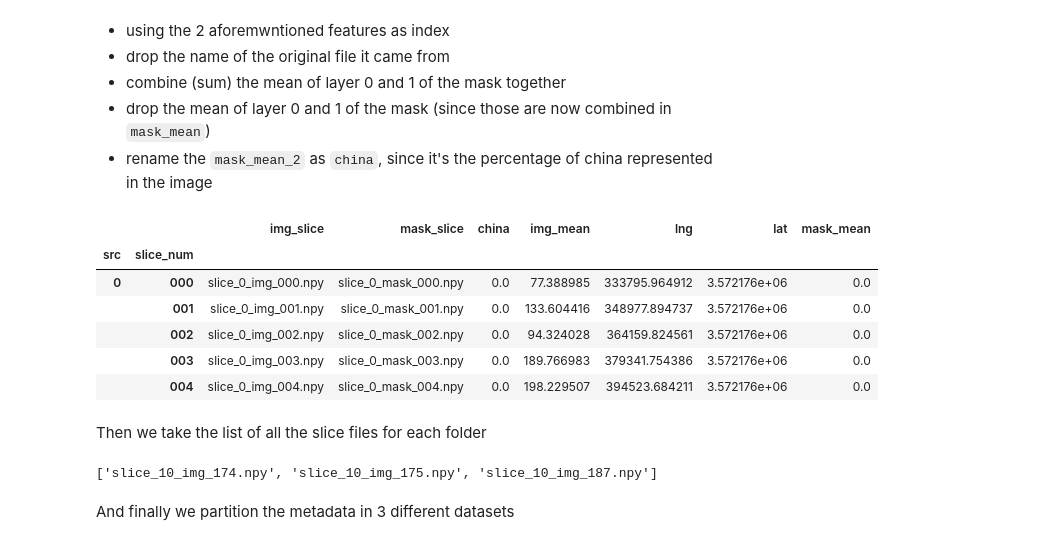
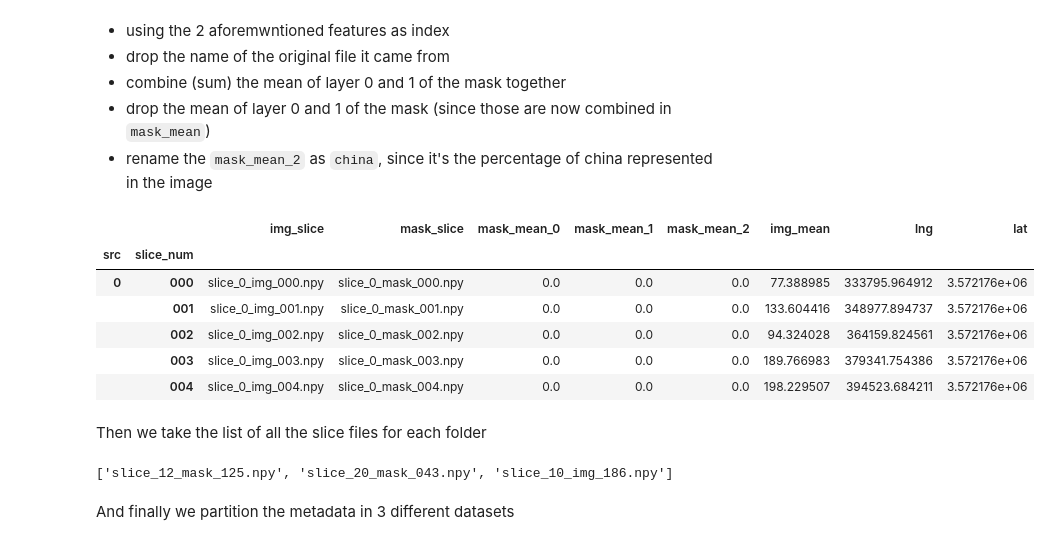
Before and after one commit to jonasbarth/fds-2022-final-project, a Jupyter notebook: preprocessing.ipynb, the cells around one changed output. Saved outputs shown, nothing was run; the diff lists cells and outputs as text; code cells hidden in the pictures.

```diff
--- a/preprocessing.ipynb
+++ b/preprocessing.ipynb
@@ -70,23 +70,21 @@ Now we port the dataset into pandas and clean it, by:
 # %%
 metadata = pd.DataFrame(patches)
 files_columns = ['img_source','mask_source','img_slice','mask_slice']
 metadata[files_columns] = metadata[files_columns].applymap(lambda x: x.split('/')[-1])
 metadata['src'] = metadata.img_slice.map(lambda s: s.split('_')[1])
 metadata['slice_num'] = metadata.img_slice.map(lambda s: s.split('_')[-1][:3])
 metadata.set_index(['src', 'slice_num'], inplace=True)
-metadata['mask_mean'] = metadata.mask_mean_0 + metadata.mask_mean_1
-metadata.rename(columns={'mask_mean_2':'china'}, inplace=True)
-metadata.drop(columns=['img_source', 'mask_source', 'mask_mean_0', 'mask_mean_1'], inplace=True)
+metadata.drop(columns=['img_source', 'mask_source'], inplace=True)
 
 metadata.head()
 # %% [output]
-|  |  | img_slice | mask_slice | china | img_mean | lng | lat | mask_mean |
-| src | slice_num |  |  |  |  |  |  |  |
-| 0 | 000 | slice_0_img_000.npy | slice_0_mask_000.npy | 0.0 | 77.388985 | 333795.964912 | 3.572176e+06 | 0.0 |
-|  | 001 | slice_0_img_001.npy | slice_0_mask_001.npy | 0.0 | 133.604416 | 348977.894737 | 3.572176e+06 | 0.0 |
-|  | 002 | slice_0_img_002.npy | slice_0_mask_002.npy | 0.0 | 94.324028 | 364159.824561 | 3.572176e+06 | 0.0 |
-|  | 003 | slice_0_img_003.npy | slice_0_mask_003.npy | 0.0 | 189.766983 | 379341.754386 | 3.572176e+06 | 0.0 |
-|  | 004 | slice_0_img_004.npy | slice_0_mask_004.npy | 0.0 | 198.229507 | 394523.684211 | 3.572176e+06 | 0.0 |
+|  |  | img_slice | mask_slice | mask_mean_0 | mask_mean_1 | mask_mean_2 | img_mean | lng | lat |
+| src | slice_num |  |  |  |  |  |  |  |  |
+| 0 | 000 | slice_0_img_000.npy | slice_0_mask_000.npy | 0.0 | 0.0 | 0.0 | 77.388985 | 333795.964912 | 3.572176e+06 |
+|  | 001 | slice_0_img_001.npy | slice_0_mask_001.npy | 0.0 | 0.0 | 0.0 | 133.604416 | 348977.894737 | 3.572176e+06 |
+|  | 002 | slice_0_img_002.npy | slice_0_mask_002.npy | 0.0 | 0.0 | 0.0 | 94.324028 | 364159.824561 | 3.572176e+06 |
+|  | 003 | slice_0_img_003.npy | slice_0_mask_003.npy | 0.0 | 0.0 | 0.0 | 189.766983 | 379341.754386 | 3.572176e+06 |
+|  | 004 | slice_0_img_004.npy | slice_0_mask_004.npy | 0.0 | 0.0 | 0.0 | 198.229507 | 394523.684211 | 3.572176e+06 |
 # %% [markdown]
 Then we take the list of all the slice files for each folder
 # %%
@@ -102,9 +100,9 @@ train_splits = list_files(train_folder)
 dev_splits = list_files(dev_folder)
 test_splits = list_files(test_folder)
 
-test_splits[:3]
+train_splits[:3]
 # %% [output]
-['slice_10_img_174.npy', 'slice_10_img_175.npy', 'slice_10_img_187.npy']
+['slice_12_mask_125.npy', 'slice_20_mask_043.npy', 'slice_10_img_186.npy']
 # %% [markdown]
 And finally we partition the metadata in 3 different datasets
 # %%
```
Also changed, not shown: parts of 16 cells of this notebook.
